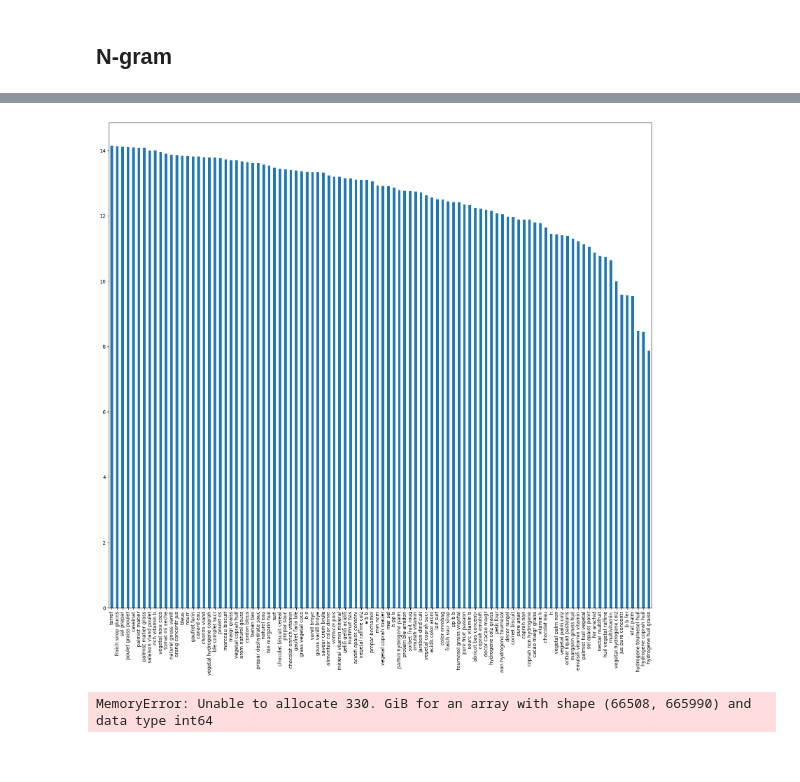
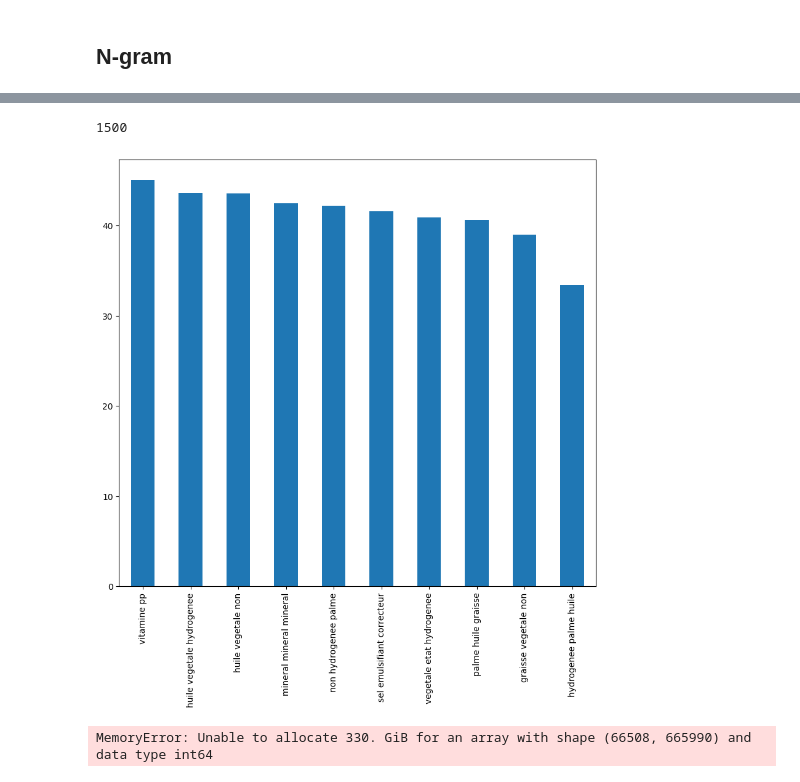
Before and after one commit to Thomasaujoux/food-classification, a Jupyter notebook: Data_Preprocessing/NLP.ipynb, the cells around one changed output, grey strips where cells are left out. Saved outputs shown, nothing was run; the diff lists cells and outputs as text; code cells hidden in the pictures.

```diff
--- a/Data_Preprocessing/NLP.ipynb
+++ b/Data_Preprocessing/NLP.ipynb
@@ -264,2 +262,4 @@ df
+# %%
+df.loc[df.Nom.isnull()] = df.loc[df.Nom.isnull()].apply(lambda x: [""])
 # %%
 df.to_csv(r'C:\Users\Thomas Aujoux\Documents\GitHub\food-classification\data_preparation\data_clean\clean_for_stat.csv')
@@ -267,0 +266,6 @@ df.to_csv(r'C:\Users\Thomas Aujoux\Documents\GitHub\food-classification\data_pre
+# %%
+df['Denomination_de_vente'] = [' '.join(map(str, l)) for l in df['Denomination_de_vente']]
+df['Nom'] = [' '.join(map(str, l)) for l in df['Nom']]
+df['Conservation'] = [' '.join(map(str, l)) for l in df['Conservation']]
+df['Ingrédient'] = [' '.join(map(str, l)) for l in df['Ingrédient']]
+df["words"] = df['Denomination_de_vente'] + df['Nom'] + df['Conservation'] + df['Ingrédient']
@@ -283,2 +311,8 @@ new_df.to_csv(r'C:\Users\Thomas Aujoux\Documents\GitHub\food-classification\data
 # %% [markdown]
 ## N-gram
+# %%
+from sklearn.feature_extraction.text import TfidfVectorizer
+from sklearn.compose import ColumnTransformer
+tfidf = TfidfVectorizer(smooth_idf=True, max_features = 2000, ngram_range = (1,3), token_pattern='(?u)\\b\\w\\w*\\b')
+clmn = ColumnTransformer([("tfidf", tfidf, 'Denomination_de_vente')],remainder="passthrough")
+clmn.fit_transform(df)
@@ -286,13 +343,13 @@ new_df.to_csv(r'C:\Users\Thomas Aujoux\Documents\GitHub\food-classification\data
 from sklearn.feature_extraction.text import TfidfVectorizer
 
 vectorizer = TfidfVectorizer(smooth_idf=True,
-                             max_features = 3000,
+                             max_features = 1500,
                              ngram_range = (1,3),
                              token_pattern='(?u)\\b\\w\\w*\\b'
                              )
 
-words = vectorizer.fit_transform(df.no_stopwords)
+words = vectorizer.fit_transform(df.words)
 
 df2 = pd.DataFrame(words.todense()).rename(columns=dict(zip(vectorizer.vocabulary_.values(),
 vectorizer.vocabulary_.keys())))
-new_df = pd.concat([df[["Code_produit", "Secteur"]], df2], axis=1)
+new_df = pd.concat([df[["Code_produit", "Secteur", "Famille"]], df2], axis=1)
@@ -317,7 +403,11 @@ new_df
 # %%
 t = df2.sum(axis=0).sort_values(ascending=False)
+# %%
+len(t)
+# %% [output]
+1500
 # %%
-ax = t[5900:6000].plot( figsize=(20,18),kind = 'bar')
+ax = t[1490:].plot( figsize=(10,9),kind = 'bar')
 # %% [output]
-[figure, old version]
+[figure, new version]
 # %%
```
Also changed, not shown: parts of 32 cells of this notebook, 4 other files.
